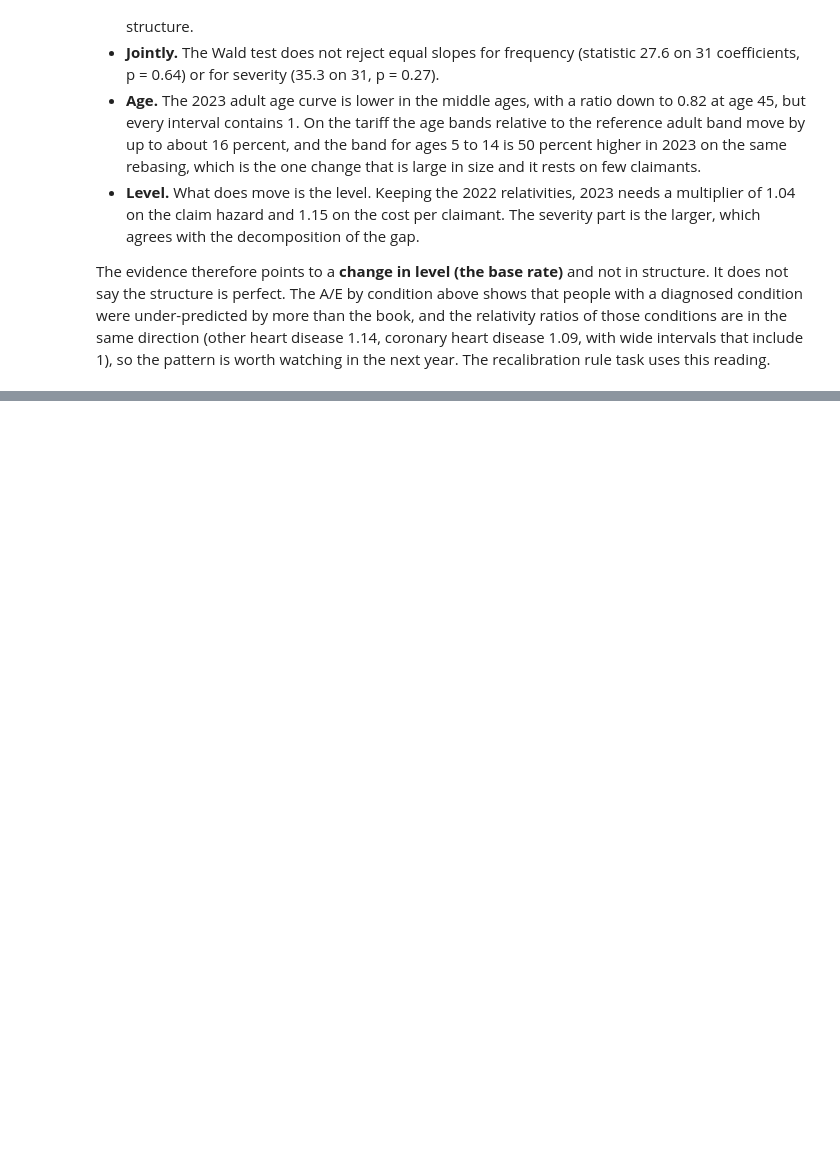
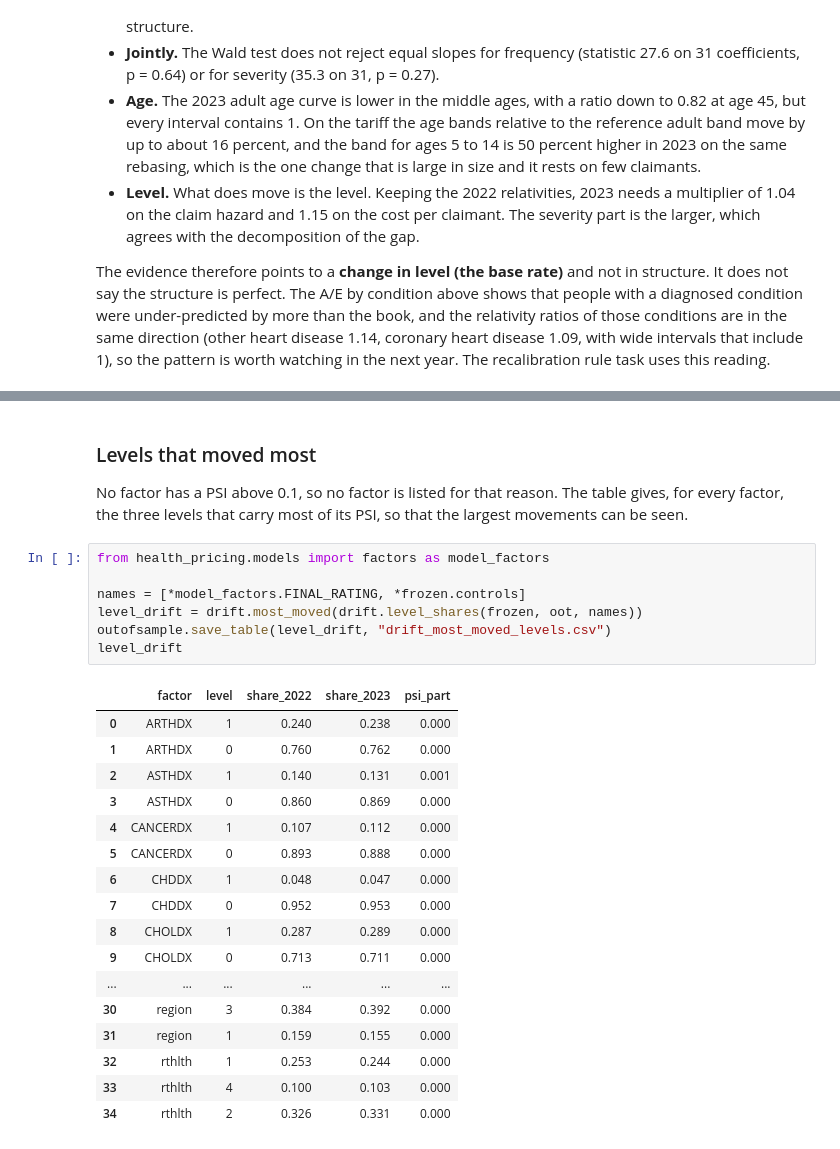
Before and after one commit to asudarmo/health-pricing-meps, a Jupyter notebook: notebooks/04_monitoring.ipynb, the cells around one changed output, grey strips where cells are left out. Drawn from its saved outputs; the diff is of its cells as text; blank space fills up the shorter version.

```diff
--- a/notebooks/04_monitoring.ipynb
+++ b/notebooks/04_monitoring.ipynb
@@ -979,0 +1080,30 @@ intervals that include 1), so the pattern is worth watching in the next year. Th
+# %% [markdown]
+### Levels that moved most
+
+No factor has a PSI above 0.1, so no factor is listed for that reason. The table gives, for every factor, the three levels that carry
+most of its PSI, so that the largest movements can be seen.
+# %%
+from health_pricing.models import factors as model_factors
+
+names = [*model_factors.FINAL_RATING, *frozen.controls]
+level_drift = drift.most_moved(drift.level_shares(frozen, oot, names))
+outofsample.save_table(level_drift, "drift_most_moved_levels.csv")
+level_drift
+# %% [output]
+|  | factor | level | share_2022 | share_2023 | psi_part |
+| 0 | ARTHDX | 1 | 0.240 | 0.238 | 0.000 |
+| 1 | ARTHDX | 0 | 0.760 | 0.762 | 0.000 |
+| 2 | ASTHDX | 1 | 0.140 | 0.131 | 0.001 |
+| 3 | ASTHDX | 0 | 0.860 | 0.869 | 0.000 |
+| 4 | CANCERDX | 1 | 0.107 | 0.112 | 0.000 |
+| 5 | CANCERDX | 0 | 0.893 | 0.888 | 0.000 |
+| 6 | CHDDX | 1 | 0.048 | 0.047 | 0.000 |
+| 7 | CHDDX | 0 | 0.952 | 0.953 | 0.000 |
+| 8 | CHOLDX | 1 | 0.287 | 0.289 | 0.000 |
+| 9 | CHOLDX | 0 | 0.713 | 0.711 | 0.000 |
+| ... | ... | ... | ... | ... | ... |
+| 30 | region | 3 | 0.384 | 0.392 | 0.000 |
+| 31 | region | 1 | 0.159 | 0.155 | 0.000 |
+| 32 | rthlth | 1 | 0.253 | 0.244 | 0.000 |
+| 33 | rthlth | 4 | 0.100 | 0.103 | 0.000 |
+| 34 | rthlth | 2 | 0.326 | 0.331 | 0.000 |
```
Also changed, not shown: parts of 8 cells of this notebook, 7 other files.
